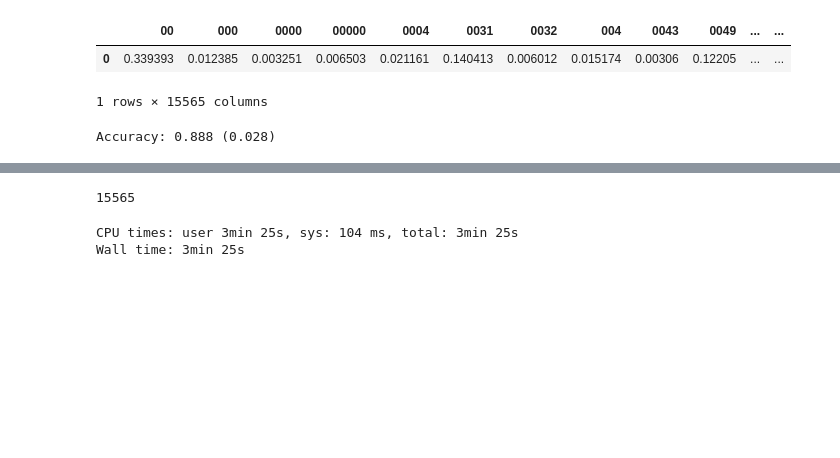
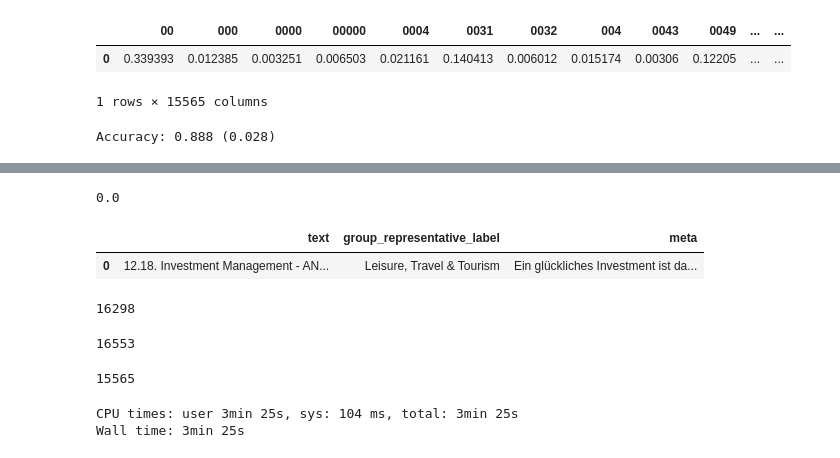
Before and after one commit to realjanpaulus/industryhtml, a Jupyter notebook: notebooks/test.ipynb, the cells around one changed output, grey strips where cells are left out. Saved outputs shown, nothing was run; the diff lists cells and outputs as text; code cells hidden in the pictures; blank space fills up the shorter version.

```diff
--- a/notebooks/test.ipynb
+++ b/notebooks/test.ipynb
@@ -117,3 +159,21 @@ X_train = vectorizer.fit_transform(X_train)
+# %%
+result.importances_std.sum()
+# %% [output]
+0.0
+# %%
+train.head(1)
+# %% [output]
+|  | text | group_representative_label | meta |
+| 0 | 12.18. Investment Management - AN... | Leisure, Travel & Tourism | Ein glückliches Investment ist da... |
+# %%
+len(train["text"].iloc[0])
+# %% [output]
+16298
+# %%
+d = train["text"] + train["meta"]
+len(d.iloc[0])
+# %% [output]
+16553
 # %%
 len(vectorizer.vocabulary_)
 # %% [output]
```
Also changed, not shown: parts of 4 cells of this notebook, 4 other files.
